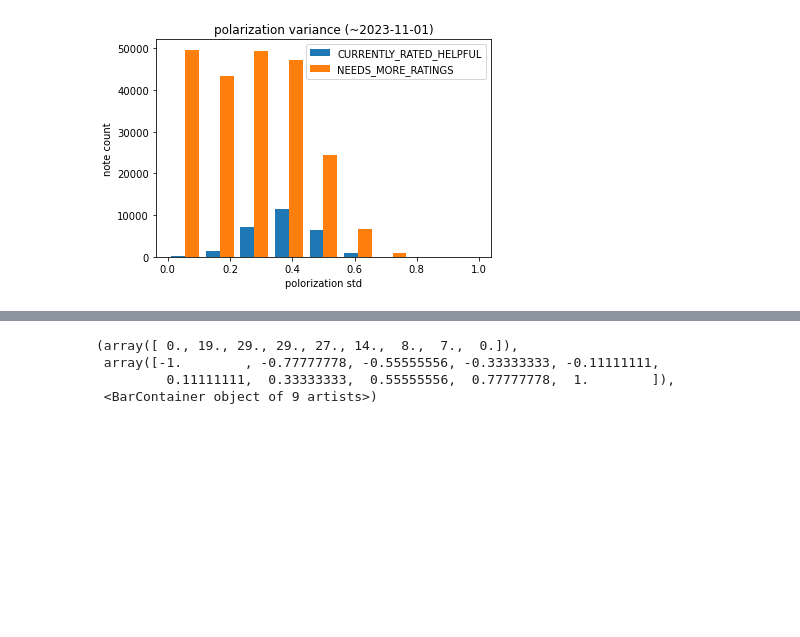
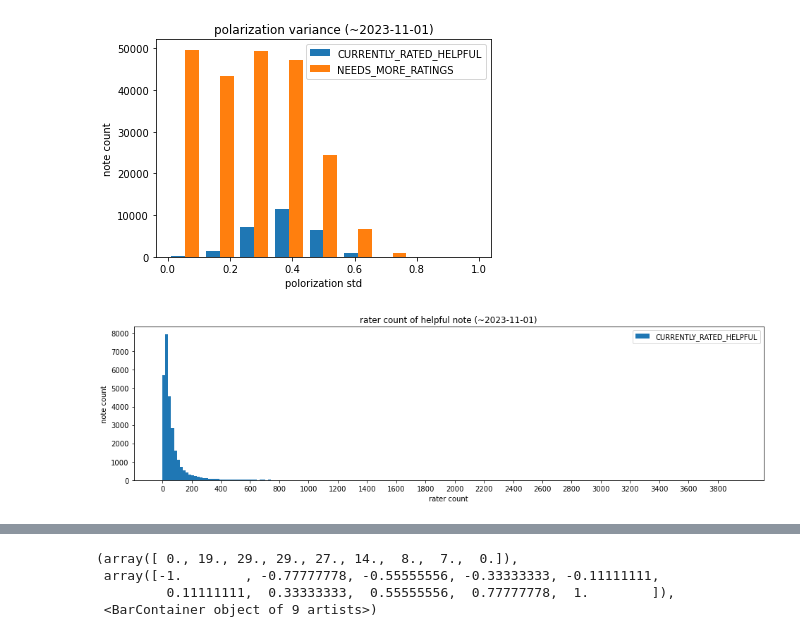
Before and after one commit to SnoozingJellyfish/communitynotes, a Jupyter notebook: note_analysis.ipynb, the cells around one changed output, grey strips where cells are left out. Drawn from its saved outputs; the diff is of its cells as text; code cells hidden in the pictures; blank space fills up the shorter version.

```diff
--- a/note_analysis.ipynb
+++ b/note_analysis.ipynb
@@ -233,3 +233,22 @@ plt.title(f"polarization variance (~{collect_date})")
 plt.savefig(os.path.join(figure_dir, "std_polorization_per_note_histgram.jpg"))
 # %% [output]
 [figure]
+# %%
+# HELPFULのnoteごとのHELPFUL評価を行ったユーザー数のヒストグラム (factorが算出されたユーザーのみ)
+
+helpful_note_rater_cnt = []
+for u in helpful_user_factor_dict.values():
+    helpful_note_rater_cnt.append(len(u))
+
+helpful_note_rater_cnt_arr = np.array(helpful_note_rater_cnt)
+
+plt.figure(figsize=(16, 4))
+plt.hist(helpful_note_rater_cnt_arr, label="CURRENTLY_RATED_HELPFUL", bins=200)
+plt.legend()
+plt.xticks(np.arange(0,4000,200))
+plt.xlabel(f"rater count")
+plt.ylabel("note count")
+plt.title(f"rater count of helpful note (~{collect_date})")
+plt.savefig(os.path.join(figure_dir, "rater_cnt_of_helpful_note_histgram.jpg"))
+# %% [output]
+[figure, added]
```
Also changed, not shown: parts of 8 cells of this notebook, 4 other files.
